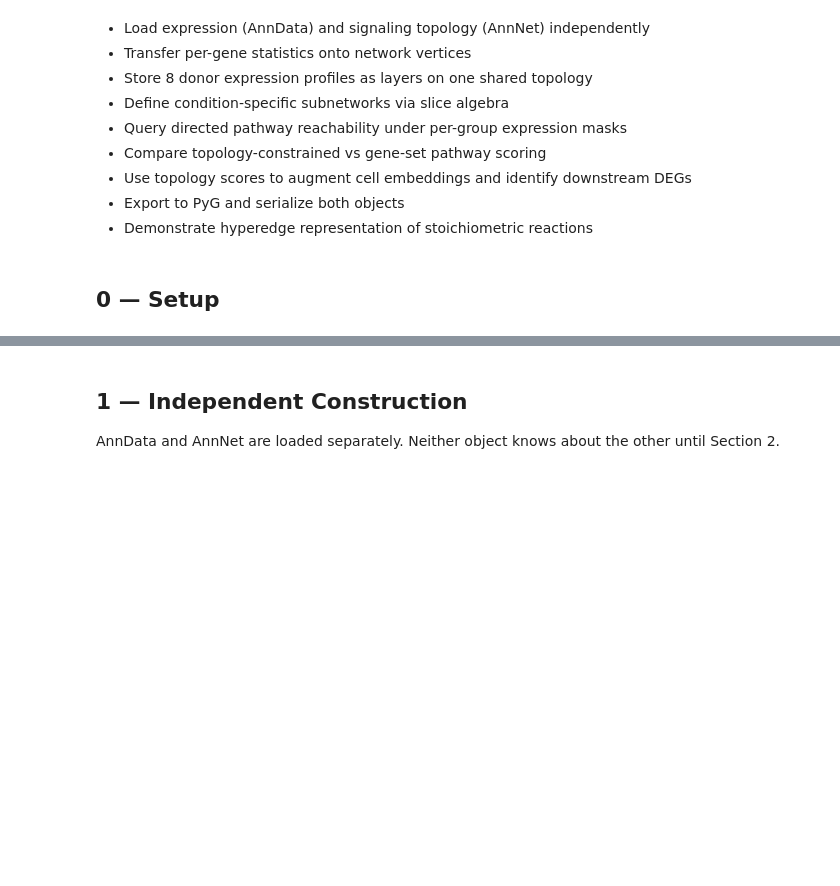
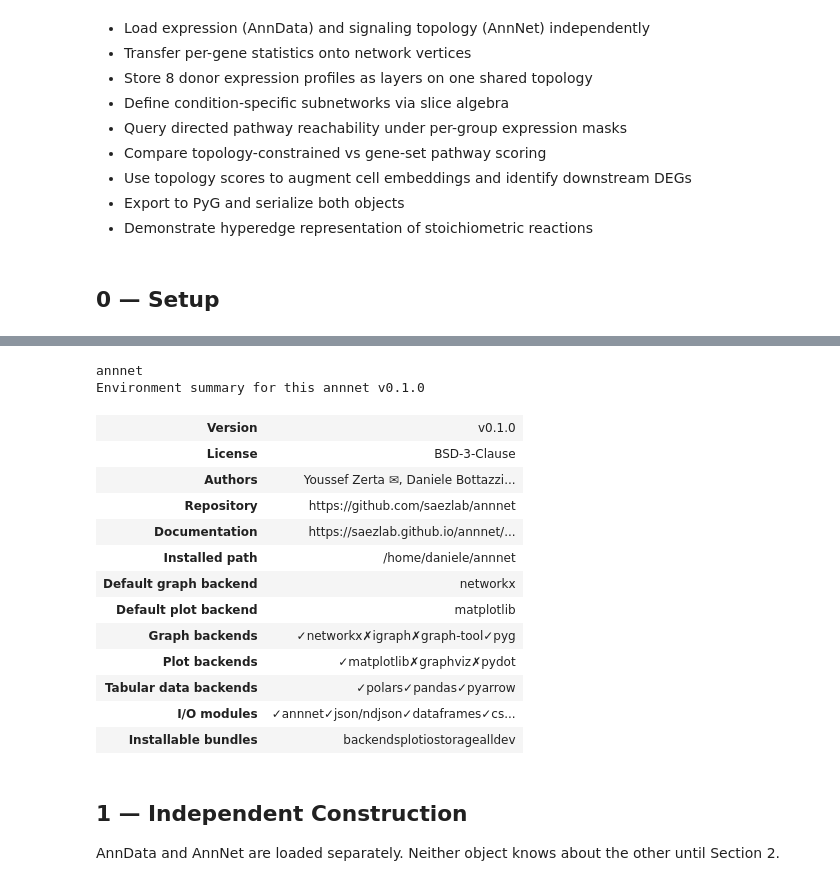
Before and after one commit to saezlab/annnet, a Jupyter notebook: notebooks/AnnNet x AnnData.ipynb, the cells around one changed output, grey strips where cells are left out. Saved outputs shown, nothing was run; the diff lists cells and outputs as text; code cells hidden in the pictures; blank space fills up the shorter version.

Commit message:
docs: add "AnnNet x AnnData" notebook environment yml

```diff
--- a/notebooks/AnnNet x AnnData.ipynb
+++ b/notebooks/AnnNet x AnnData.ipynb
@@ -55,3 +56,22 @@ annnet 0.1.0 | anndata 0.12.10 | scanpy 1.11.5 | polars 1.35.2
+# %%
+import annnet as an
+an.info()
+# %% [output]
+annnet
+Environment summary for this annnet v0.1.0
+| Version | v0.1.0 |
+| License | BSD-3-Clause |
+| Authors | Youssef Zerta ✉, Daniele Bottazzi... |
+| Repository | https://github.com/saezlab/annnet |
+| Documentation | https://saezlab.github.io/annnet/... |
+| Installed path | /home/daniele/annnet |
+| Default graph backend | networkx |
+| Default plot backend | matplotlib |
+| Graph backends | ✓networkx✗igraph✗graph-tool✓pyg |
+| Plot backends | ✓matplotlib✗graphviz✗pydot |
+| Tabular data backends | ✓polars✓pandas✓pyarrow |
+| I/O modules | ✓annnet✓json/ndjson✓dataframes✓cs... |
+| Installable bundles | backendsplotiostoragealldev |
 # %%
 def mean_and_var(X):
     if sp.issparse(X):
```
Also changed, not shown: parts of 8 cells of this notebook, 2 other files.
